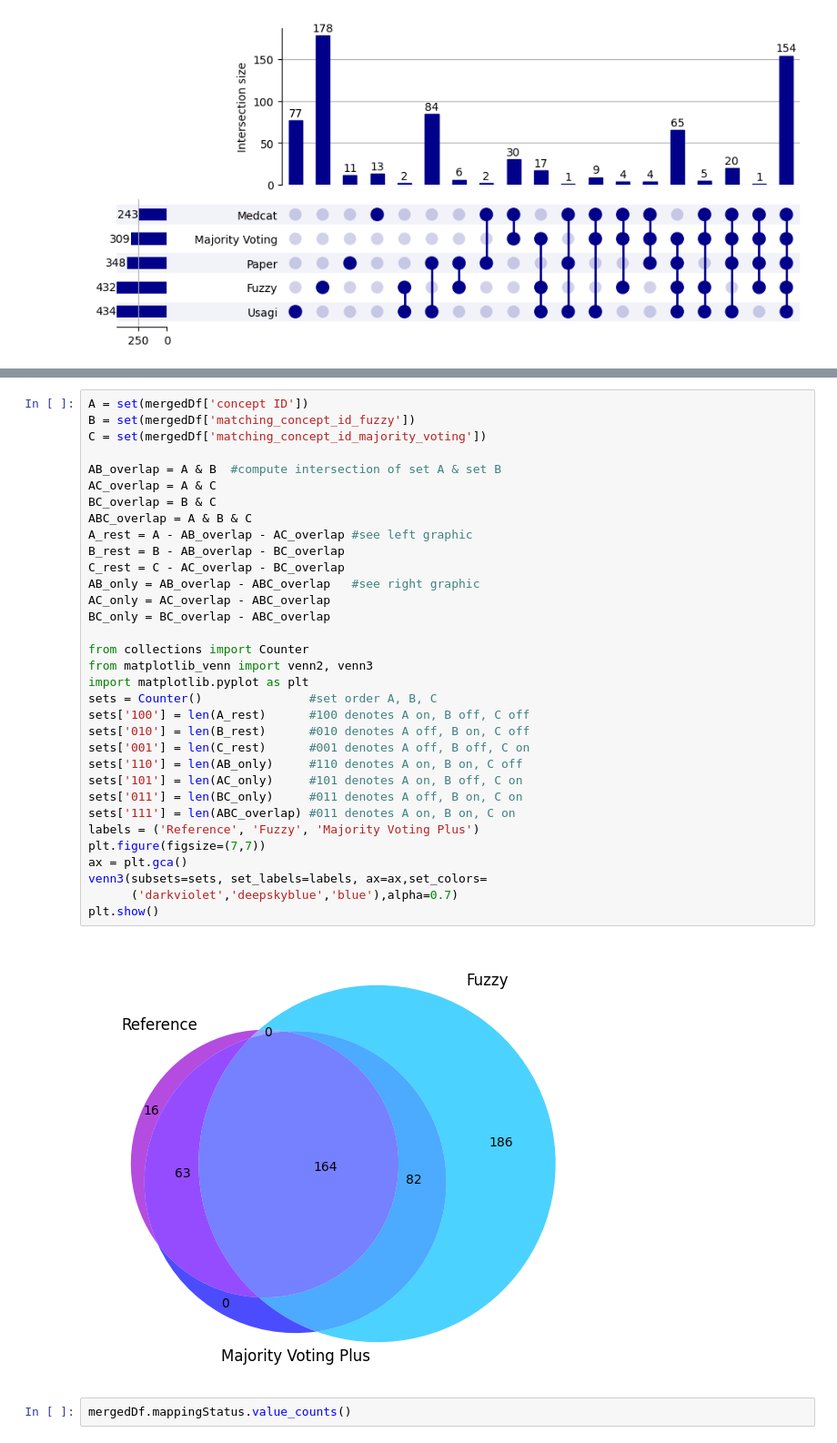
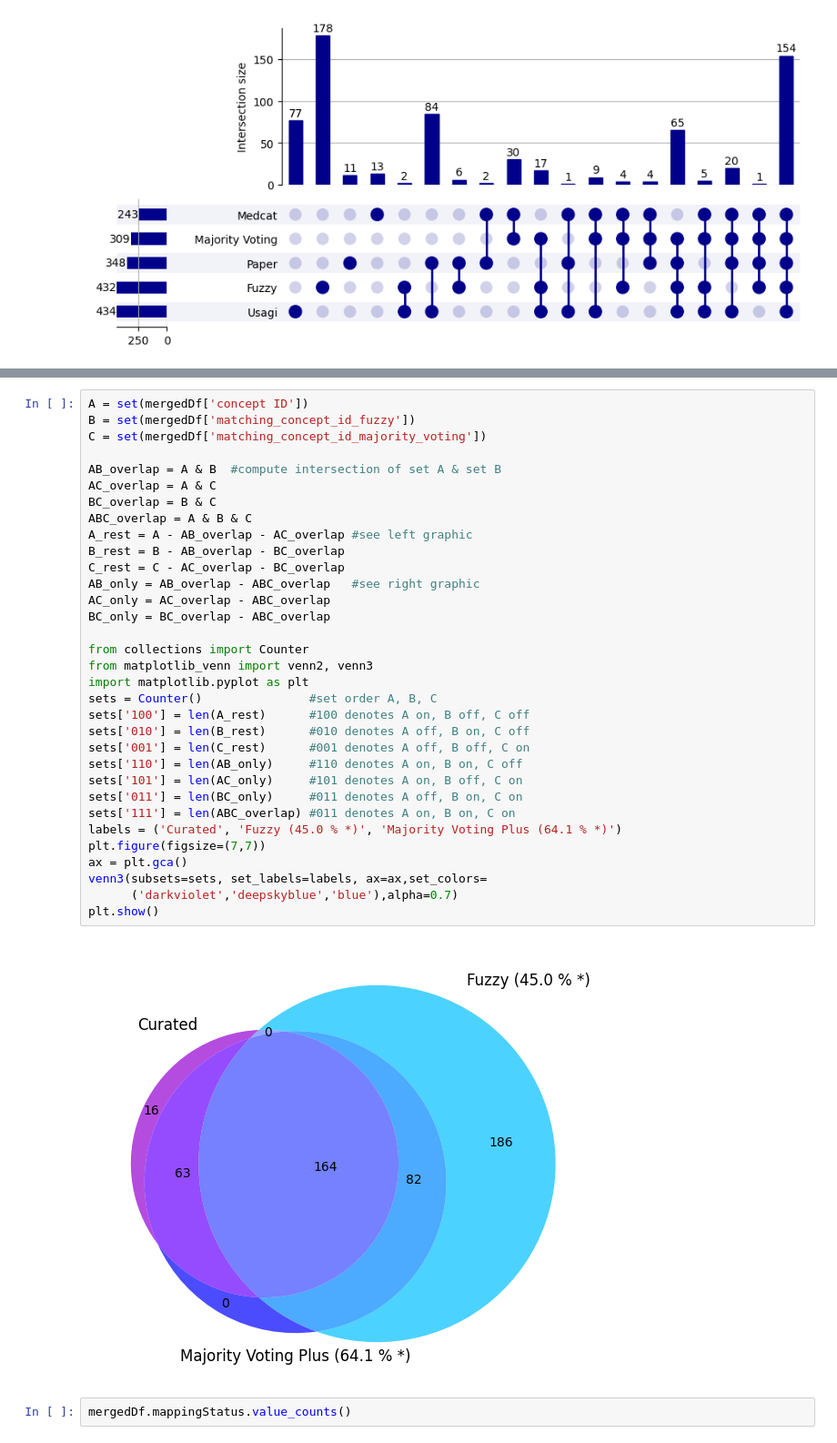
Before and after one commit to ryashpal/EHRQC, a Jupyter notebook: notebooks/python/concept_mapping/20002_non_cancer_illness.ipynb, the cells around one changed output, grey strips where cells are left out. Shown at 91% size. Drawn from its saved outputs; the diff is of its cells as text.

```diff
--- a/notebooks/python/concept_mapping/20002_non_cancer_illness.ipynb
+++ b/notebooks/python/concept_mapping/20002_non_cancer_illness.ipynb
@@ -913,35 +913,35 @@ B = set(mergedDf['matching_concept_id_fuzzy'])
 C = set(mergedDf['matching_concept_id_majority_voting'])
 
 AB_overlap = A & B  #compute intersection of set A & set B
 AC_overlap = A & C
 BC_overlap = B & C
 ABC_overlap = A & B & C
 A_rest = A - AB_overlap - AC_overlap #see left graphic
 B_rest = B - AB_overlap - BC_overlap
 C_rest = C - AC_overlap - BC_overlap
 AB_only = AB_overlap - ABC_overlap   #see right graphic
 AC_only = AC_overlap - ABC_overlap
 BC_only = BC_overlap - ABC_overlap
 
 from collections import Counter
 from matplotlib_venn import venn2, venn3
 import matplotlib.pyplot as plt
 sets = Counter()               #set order A, B, C
 sets['100'] = len(A_rest)      #100 denotes A on, B off, C off
 sets['010'] = len(B_rest)      #010 denotes A off, B on, C off
 sets['001'] = len(C_rest)      #001 denotes A off, B off, C on
 sets['110'] = len(AB_only)     #110 denotes A on, B on, C off
 sets['101'] = len(AC_only)     #101 denotes A on, B off, C on
 sets['011'] = len(BC_only)     #011 denotes A off, B on, C on
 sets['111'] = len(ABC_overlap) #011 denotes A on, B on, C on
-labels = ('Reference', 'Fuzzy', 'Majority Voting Plus')
+labels = ('Curated', 'Fuzzy (45.0 % *)', 'Majority Voting Plus (64.1 % *)')
 plt.figure(figsize=(7,7))
 ax = plt.gca()
 venn3(subsets=sets, set_labels=labels, ax=ax,set_colors=
       ('darkviolet','deepskyblue','blue'),alpha=0.7)
 plt.show()
 # %% [output]
-[figure, old version]
+[figure, new version]
 # %%
 mergedDf.mappingStatus.value_counts()
 # %% [output]
```
Also changed, not shown: parts of 13 cells of this notebook, 3 other files.
